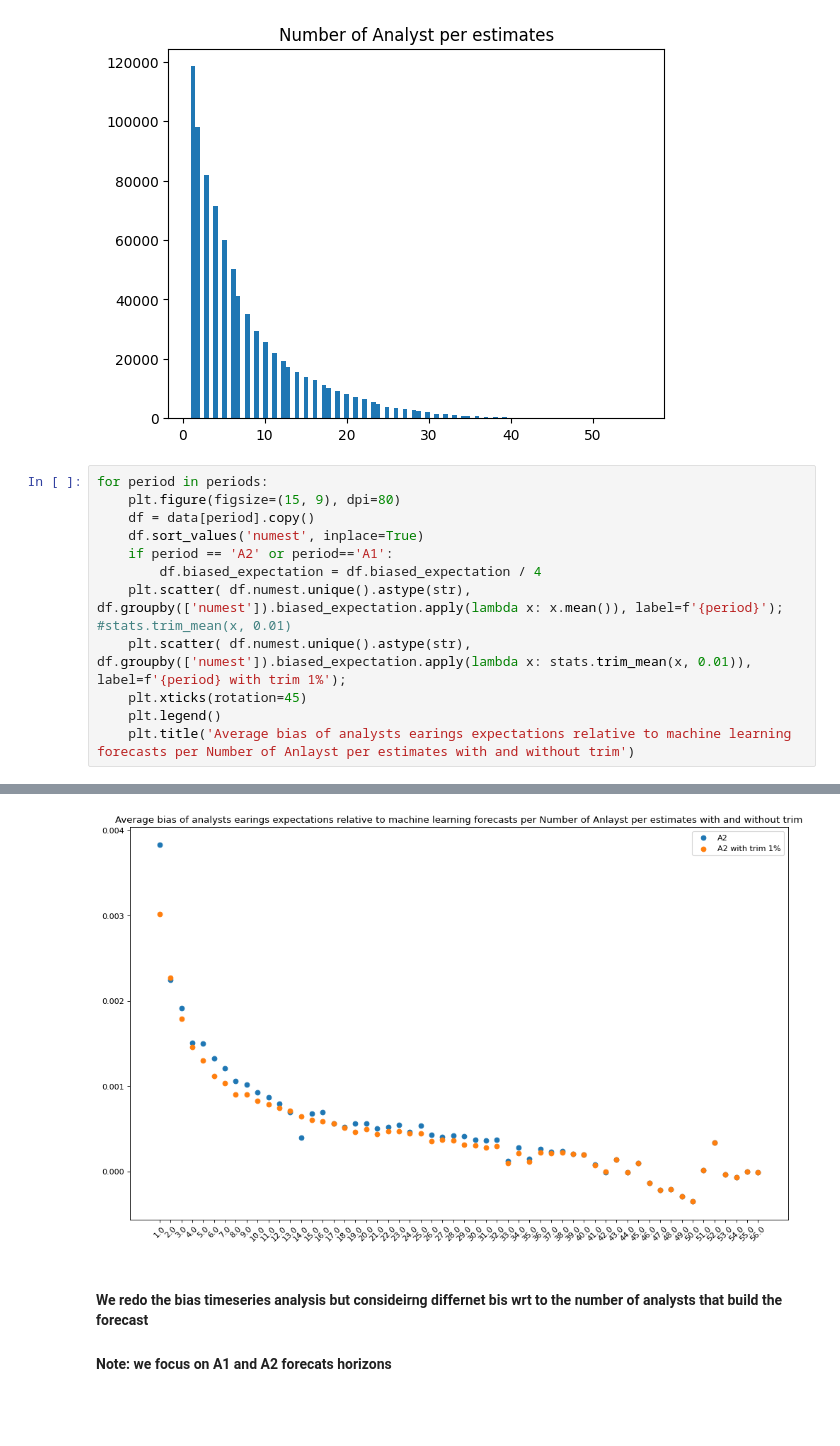
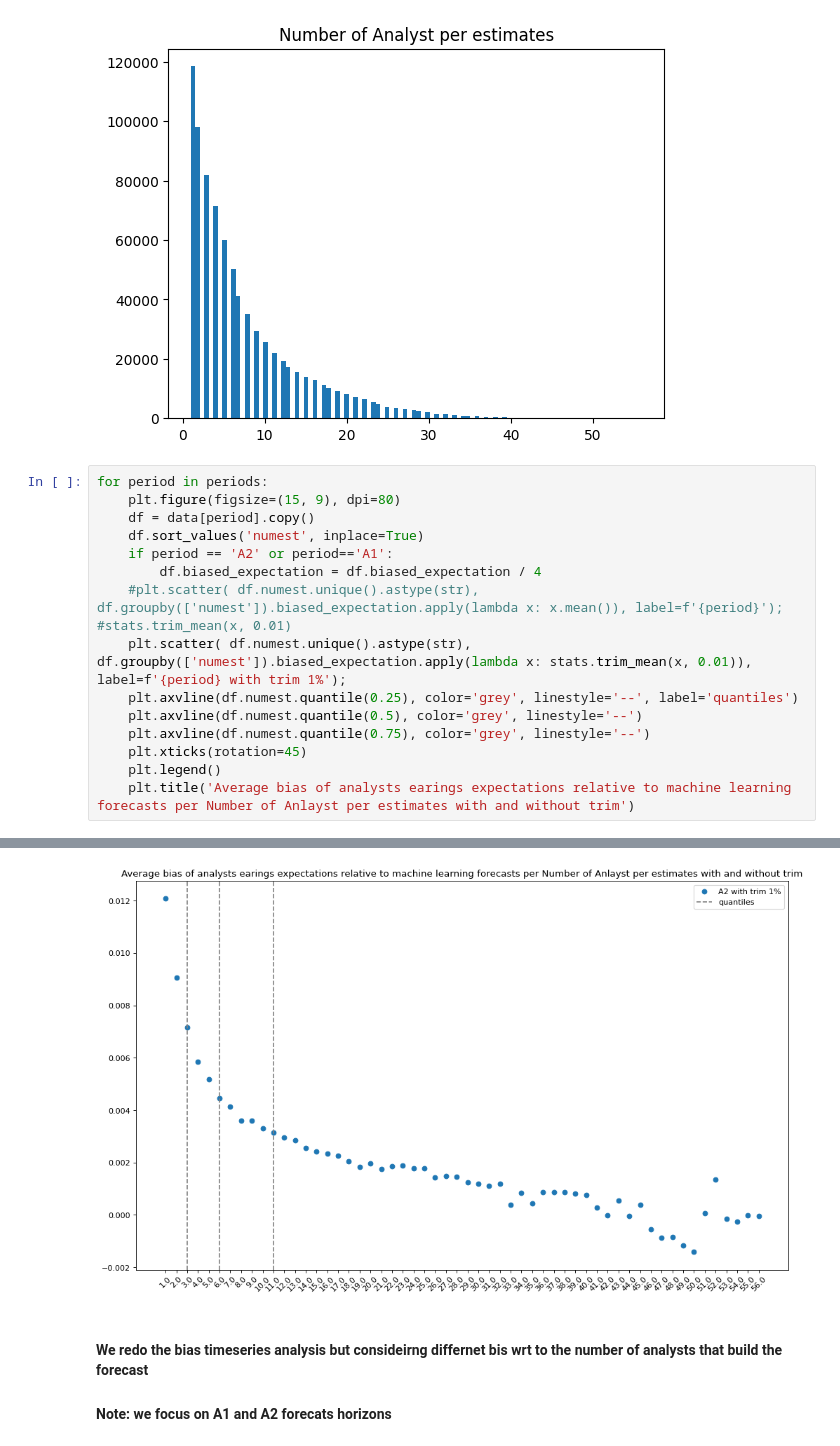
Before and after one commit to NicoloMarsucco/ML-financial-modelling, a Jupyter notebook: bias_analysis.ipynb, the cells around one changed output, grey strips where cells are left out. Cells and saved outputs as stored; diff of their text form; blank space fills up the shorter version.

Commit message:
bias analysis, add quantile

```diff
--- a/bias_analysis.ipynb
+++ b/bias_analysis.ipynb
@@ -132,8 +132,11 @@ for period in periods:
     df.sort_values('numest', inplace=True)
     if period == 'A2' or period=='A1':
         df.biased_expectation = df.biased_expectation / 4
-    plt.scatter( df.numest.unique().astype(str), df.groupby(['numest']).biased_expectation.apply(lambda x: x.mean()), label=f'{period}'); #stats.trim_mean(x, 0.01)
+    #plt.scatter( df.numest.unique().astype(str), df.groupby(['numest']).biased_expectation.apply(lambda x: x.mean()), label=f'{period}'); #stats.trim_mean(x, 0.01)
     plt.scatter( df.numest.unique().astype(str), df.groupby(['numest']).biased_expectation.apply(lambda x: stats.trim_mean(x, 0.01)), label=f'{period} with trim 1%');
+    plt.axvline(df.numest.quantile(0.25), color='grey', linestyle='--', label='quantiles')
+    plt.axvline(df.numest.quantile(0.5), color='grey', linestyle='--')
+    plt.axvline(df.numest.quantile(0.75), color='grey', linestyle='--')
     plt.xticks(rotation=45)
     plt.legend()
     plt.title('Average bias of analysts earings expectations relative to machine learning forecasts per Number of Anlayst per estimates with and without trim')
@@ -145,4 +148,4 @@ for period in periods:
-[figure, old version]
+[figure, new version]
 # %% [markdown]
 #### We redo the bias timeseries analysis but consideirng differnet bis wrt to the number of analysts that build the forecast
 #### Note: we focus on A1 and A2 forecats horizons
```
Also changed, not shown: parts of 1 cell of this notebook.
